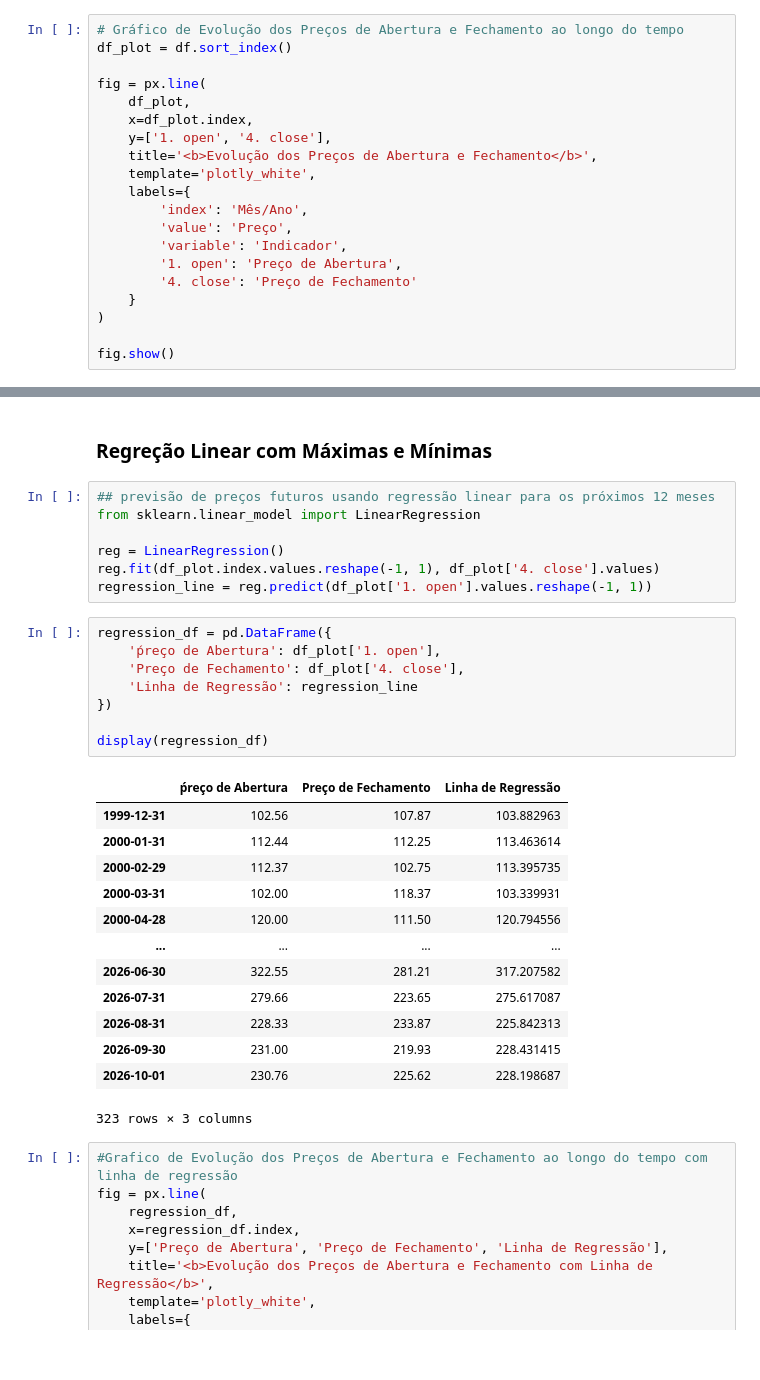
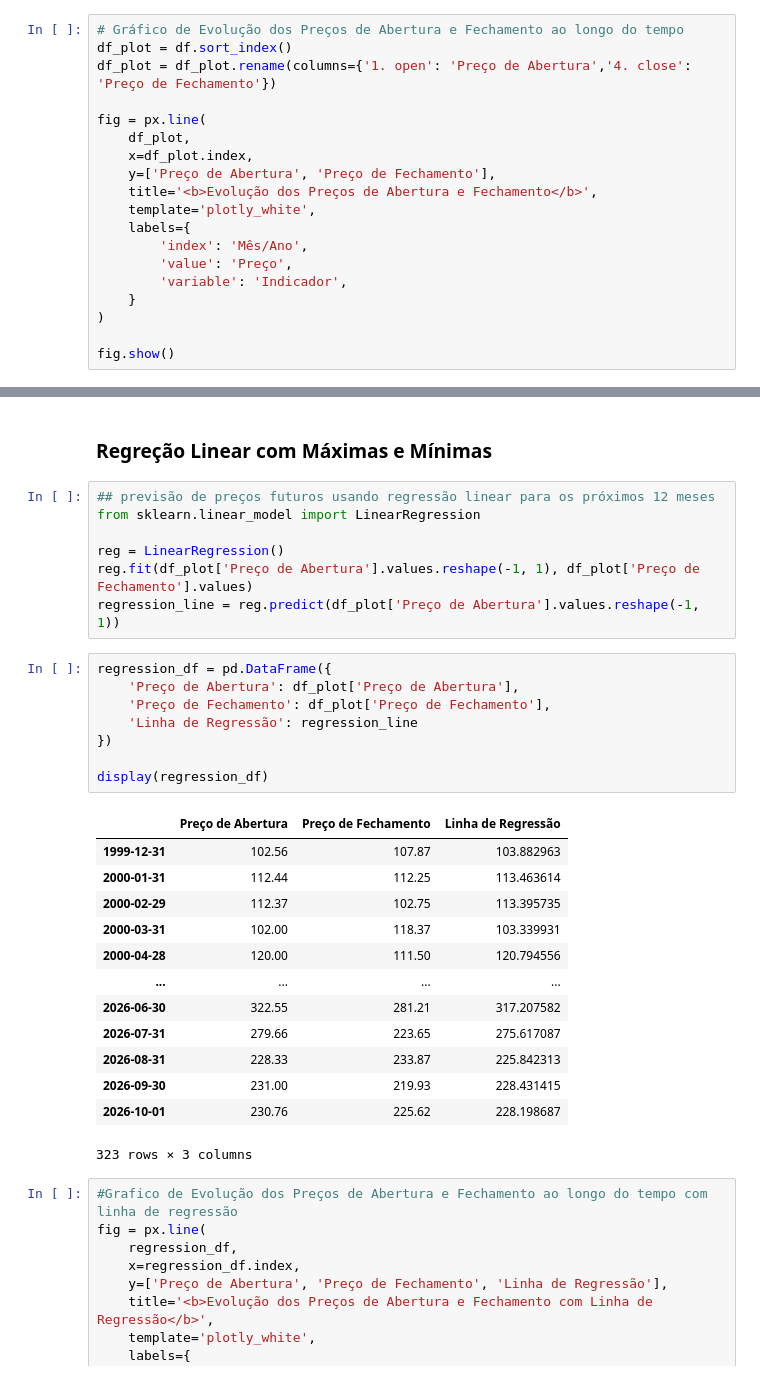
Before and after one commit to Fabriloko/Python_Couse_3C, a Jupyter notebook: Codigo_Universal_Dados (API).ipynb, the cells around one changed output, grey strips where cells are left out. Cells and saved outputs as stored; diff of their text form.

```diff
--- a/Codigo_Universal_Dados (API).ipynb
+++ b/Codigo_Universal_Dados (API).ipynb
@@ -118,19 +118,18 @@ display(f"Valor médio de fechamento: {mean_close:.2f}")
 # %%
 # Gráfico de Evolução dos Preços de Abertura e Fechamento ao longo do tempo
 df_plot = df.sort_index()
+df_plot = df_plot.rename(columns={'1. open': 'Preço de Abertura','4. close': 'Preço de Fechamento'})
 
 fig = px.line(
     df_plot,
     x=df_plot.index,
-    y=['1. open', '4. close'],
+    y=['Preço de Abertura', 'Preço de Fechamento'],
     title='<b>Evolução dos Preços de Abertura e Fechamento</b>',
     template='plotly_white',
     labels={
         'index': 'Mês/Ano',
         'value': 'Preço',
         'variable': 'Indicador',
-        '1. open': 'Preço de Abertura',
-        '4. close': 'Preço de Fechamento'
     }
 )
 
@@ -144,18 +143,18 @@ fig.show()
 from sklearn.linear_model import LinearRegression
 
 reg = LinearRegression()
-reg.fit(df_plot.index.values.reshape(-1, 1), df_plot['4. close'].values)
-regression_line = reg.predict(df_plot['1. open'].values.reshape(-1, 1))
+reg.fit(df_plot['Preço de Abertura'].values.reshape(-1, 1), df_plot['Preço de Fechamento'].values)
+regression_line = reg.predict(df_plot['Preço de Abertura'].values.reshape(-1, 1))
 # %%
 regression_df = pd.DataFrame({
-    'ṕreço de Abertura': df_plot['1. open'],
-    'Preço de Fechamento': df_plot['4. close'],
+    'Preço de Abertura': df_plot['Preço de Abertura'],
+    'Preço de Fechamento': df_plot['Preço de Fechamento'],
     'Linha de Regressão': regression_line
 })
 
 display(regression_df)
 # %% [output]
-|  | ṕreço de Abertura | Preço de Fechamento | Linha de Regressão |
+|  | Preço de Abertura | Preço de Fechamento | Linha de Regressão |
 | 1999-12-31 | 102.56 | 107.87 | 103.882963 |
 | 2000-01-31 | 112.44 | 112.25 | 113.463614 |
 | 2000-02-29 | 112.37 | 102.75 | 113.395735 |
```
Also changed, not shown: parts of 1 cell of this notebook.
